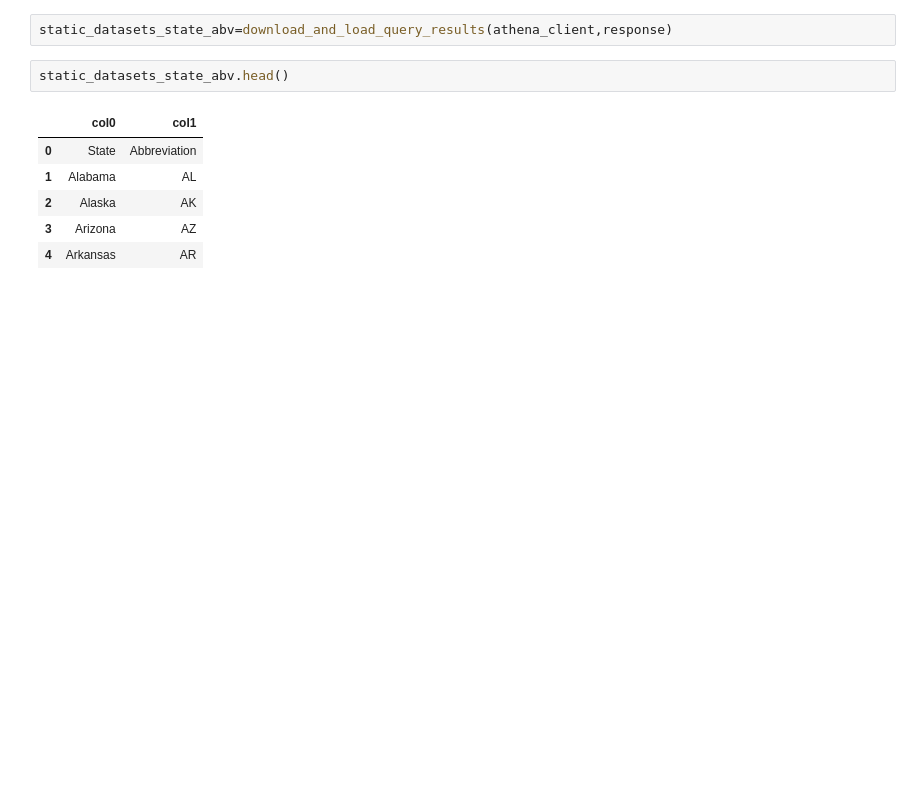
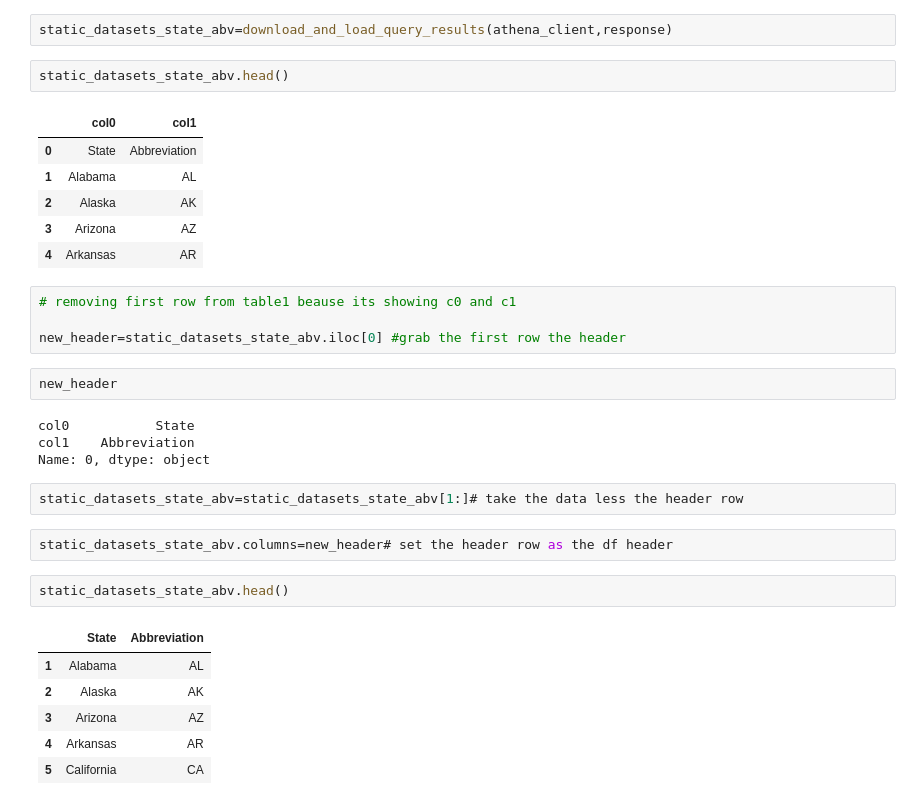
Before and after one commit to techiemas/covid-19aws, a Jupyter notebook: DE_project.ipynb, the cells around one changed output. Cells and saved outputs as stored; diff of their text form; blank space fills up the shorter version.

Commit message:
table 10 having some header issue RESOLVED

```diff
--- a/DE_project.ipynb
+++ b/DE_project.ipynb
@@ -290,3 +290,26 @@ static_datasets_state_abv.head()
 | 2 | Alaska | AK |
 | 3 | Arizona | AZ |
 | 4 | Arkansas | AR |
+# %%
+# removing first row from table1 beause its showing c0 and c1
+
+new_header=static_datasets_state_abv.iloc[0] #grab the first row the header
+# %%
+new_header
+# %% [output]
+col0           State
+col1    Abbreviation
+Name: 0, dtype: object
+# %%
+static_datasets_state_abv=static_datasets_state_abv[1:]# take the data less the header row
+# %%
+static_datasets_state_abv.columns=new_header# set the header row as the df header
+# %%
+static_datasets_state_abv.head()
+# %% [output]
+|  | State | Abbreviation |
+| 1 | Alabama | AL |
+| 2 | Alaska | AK |
+| 3 | Arizona | AZ |
+| 4 | Arkansas | AR |
+| 5 | California | CA |
```
Also changed, not shown: 1 other file.
